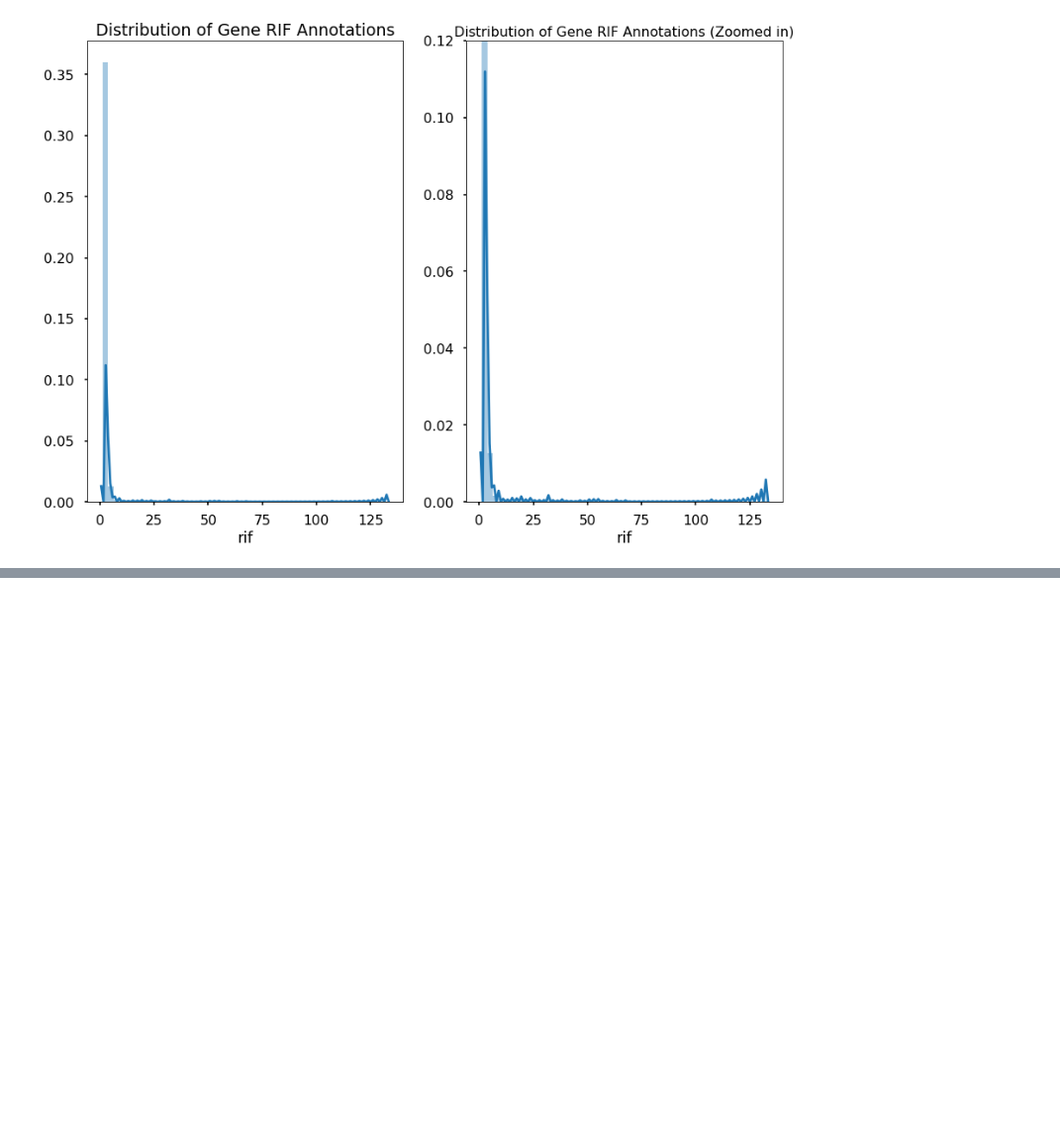
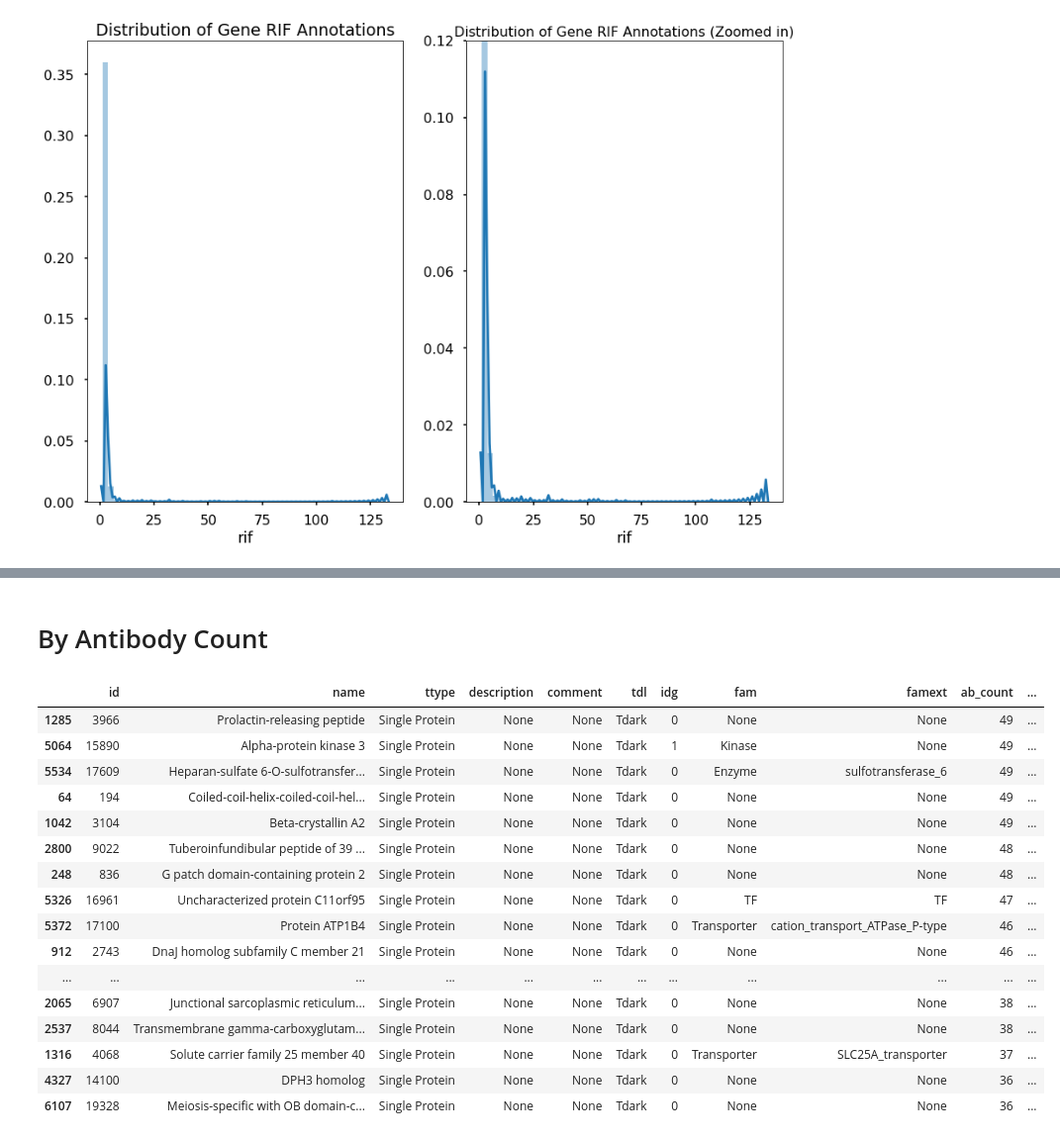
Before and after one commit to jbofill10/Pharos-Target-Examination, a Jupyter notebook: Visualizations.ipynb, the cells around one changed output, grey strips where cells are left out. Shown at 99% size. Drawn from its saved outputs; the diff is of its cells as text; code cells hidden in the pictures; blank space fills up the shorter version.

```diff
--- a/Visualizations.ipynb
+++ b/Visualizations.ipynb
@@ -208,0 +261,24 @@ plt.tight_layout()
+# %% [markdown]
+# By Antibody Count
+# %%
+by_ab = ripe_proteins[((ripe_proteins['ab_count'] >= 30) & (ripe_proteins['ab_count'] < 50)) & (ripe_proteins['generif'] >= 3) & (ripe_proteins['pm_score'] >= 5)].sort_values('ab_count', ascending=False)
+
+by_ab
+# %% [output]
+|  | id | name | ttype | description | comment | tdl | idg | fam | famext | ab_count | ... |
+| 1285 | 3966 | Prolactin-releasing peptide | Single Protein | None | None | Tdark | 0 | None | None | 49 | ... |
+| 5064 | 15890 | Alpha-protein kinase 3 | Single Protein | None | None | Tdark | 1 | Kinase | None | 49 | ... |
+| 5534 | 17609 | Heparan-sulfate 6-O-sulfotransfer... | Single Protein | None | None | Tdark | 0 | Enzyme | sulfotransferase_6 | 49 | ... |
+| 64 | 194 | Coiled-coil-helix-coiled-coil-hel... | Single Protein | None | None | Tdark | 0 | None | None | 49 | ... |
+| 1042 | 3104 | Beta-crystallin A2 | Single Protein | None | None | Tdark | 0 | None | None | 49 | ... |
+| 2800 | 9022 | Tuberoinfundibular peptide of 39 ... | Single Protein | None | None | Tdark | 0 | None | None | 48 | ... |
+| 248 | 836 | G patch domain-containing protein 2 | Single Protein | None | None | Tdark | 0 | None | None | 48 | ... |
+| 5326 | 16961 | Uncharacterized protein C11orf95 | Single Protein | None | None | Tdark | 0 | TF | TF | 47 | ... |
+| 5372 | 17100 | Protein ATP1B4 | Single Protein | None | None | Tdark | 0 | Transporter | cation_transport_ATPase_P-type | 46 | ... |
+| 912 | 2743 | DnaJ homolog subfamily C member 21 | Single Protein | None | None | Tdark | 0 | None | None | 46 | ... |
+| ... | ... | ... | ... | ... | ... | ... | ... | ... | ... | ... | ... |
+| 2065 | 6907 | Junctional sarcoplasmic reticulum... | Single Protein | None | None | Tdark | 0 | None | None | 38 | ... |
+| 2537 | 8044 | Transmembrane gamma-carboxyglutam... | Single Protein | None | None | Tdark | 0 | None | None | 38 | ... |
+| 1316 | 4068 | Solute carrier family 25 member 40 | Single Protein | None | None | Tdark | 0 | Transporter | SLC25A_transporter | 37 | ... |
+| 4327 | 14100 | DPH3 homolog | Single Protein | None | None | Tdark | 0 | None | None | 36 | ... |
+| 6107 | 19328 | Meiosis-specific with OB domain-c... | Single Protein | None | None | Tdark | 0 | None | None | 36 | ... |
```
Also changed, not shown: parts of 9 cells of this notebook.
